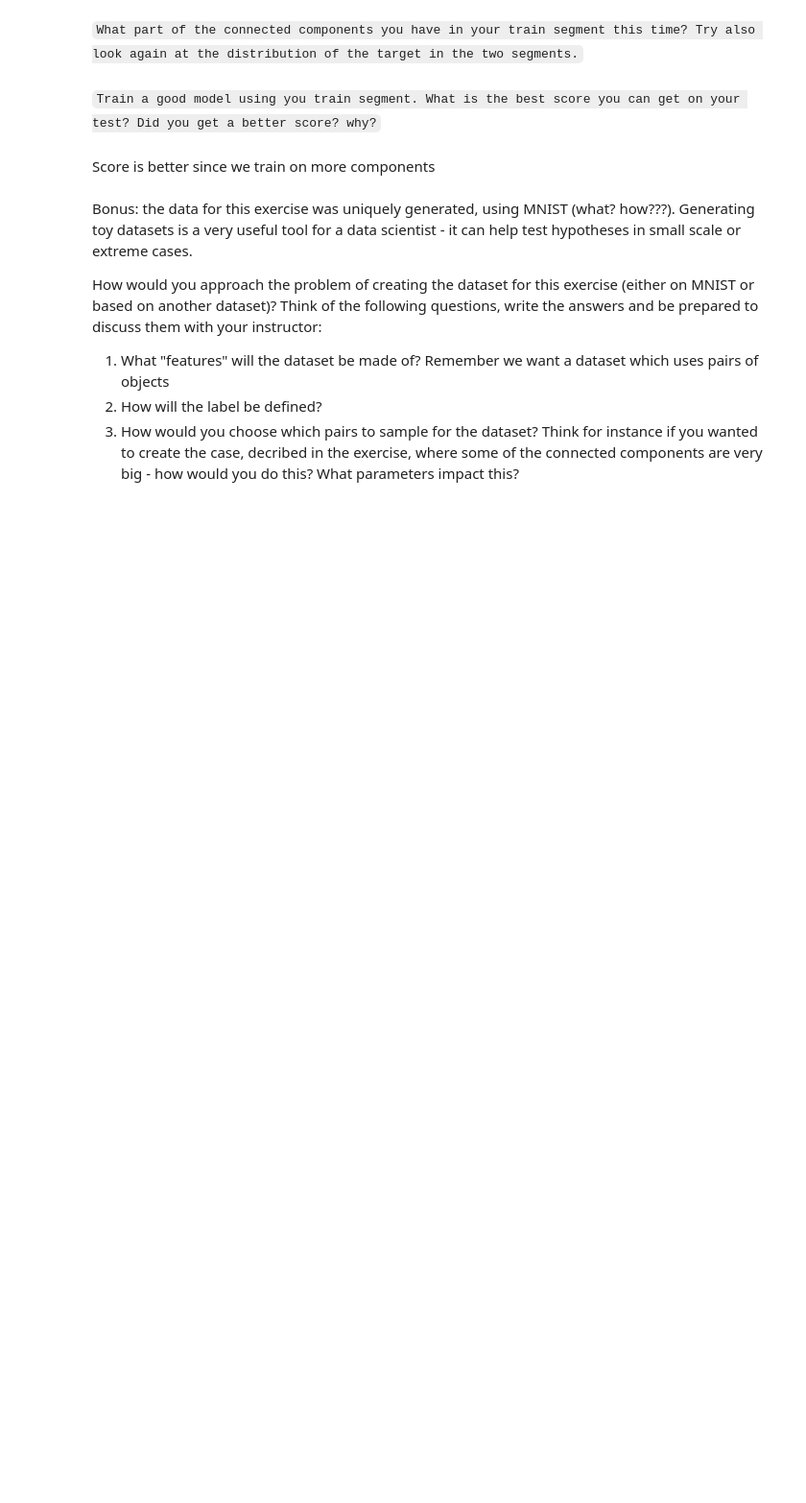
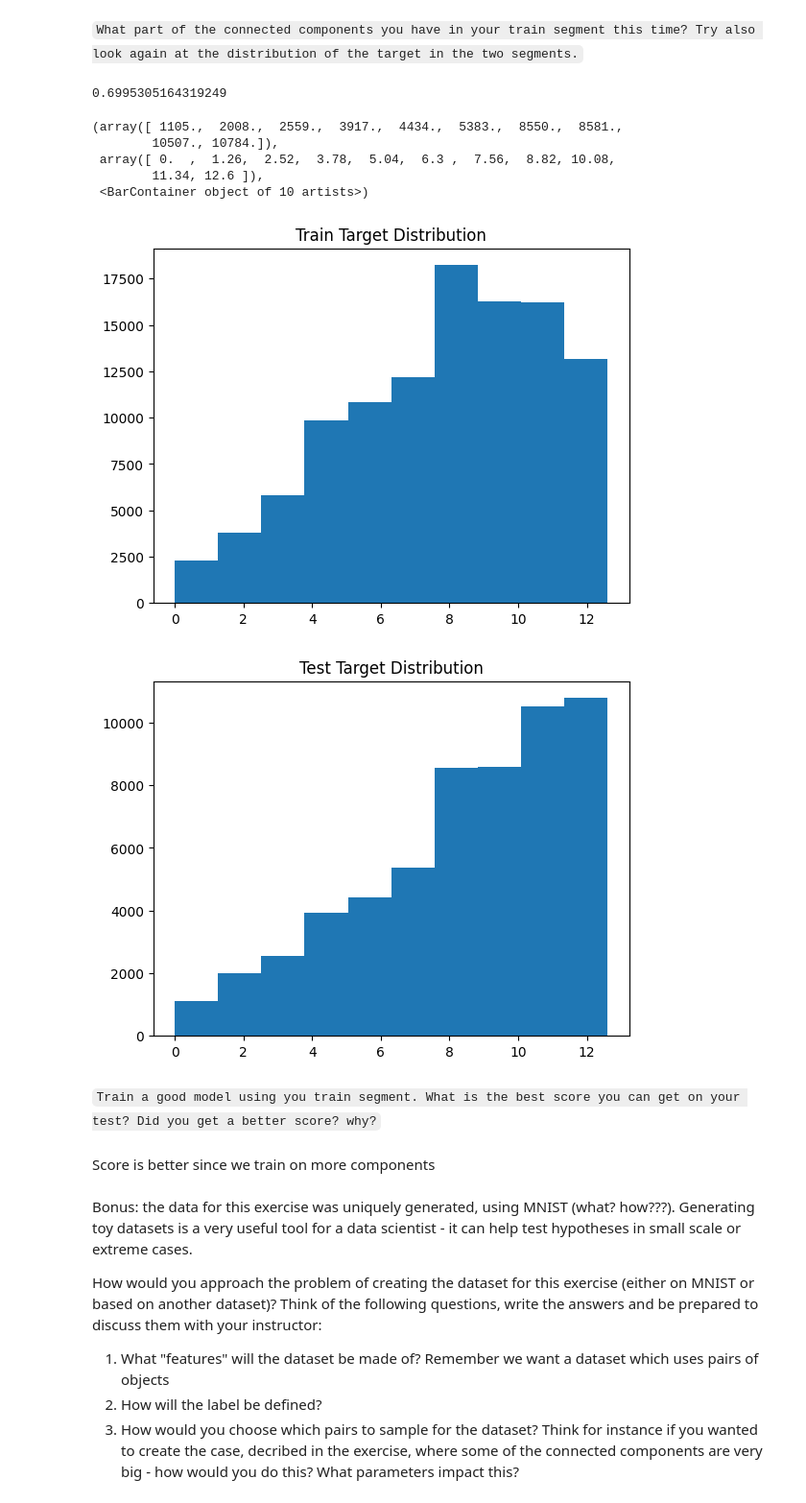
Before and after one commit to roy-boy-1/shampoo, a Jupyter notebook: train_test_split/train-test split exercise.ipynb, the cells around one changed output. Shown at 96% size. Drawn from its saved outputs; the diff is of its cells as text; code cells hidden in the pictures; blank space fills up the shorter version.

````diff
--- a/train_test_split/train-test split exercise.ipynb
+++ b/train_test_split/train-test split exercise.ipynb
@@ -158,12 +219,13 @@ There is large variance in the sizes of the components, we might end up with ver
 # %% [markdown]
 ```Do the train-test split again, only this time make sure you have ~0.7 of the connected components in your train segment, using a different algorithm.```
 # %%
-def build_df_from_ccs(concomps):
-    connected = []
-    for c in concomps:
-        connected.append(df.loc[(df["index_left"].isin(c)) & (df["index_right"].isin(c))])
-    segment = pd.concat(connected)
-    return segment
+def build_df_from_ccs_indices(indices):
+    segment_concomps = [concomp[i] for i in indices]
+    segment_nodes = set().union(*segment_concomps)
+    df_left_nodes = df["index_left"].isin(segment_nodes)
+    df_right_nodes = df["index_right"].isin(segment_nodes)
+    segment_data = df[df_left_nodes | df_right_nodes]
+    return segment_data
 
 
 rand_gen = np.random.default_rng(9)
@@ -172,12 +234,8 @@ rand_gen = np.random.default_rng(9)
 training_indices = rand_gen.choice(np.arange(len(concomp)), size=int(train_part*len(concomp)), replace=False)
 test_indices = np.array([i for i in np.arange(len(concomp)) if i not in training_indices])
 
-
-training_concomp = [concomp[i] for i in training_indices]
-testing_concomp = [concomp[i] for i in test_indices]
-
-train_segment = build_df_from_ccs(training_concomp)
-test_segment = build_df_from_ccs(testing_concomp)
+train_segment = build_df_from_ccs_indices(training_indices)
+test_segment = build_df_from_ccs_indices(test_indices)
 
 x_train, x_test, y_train, y_test = xy_from_train_test(train_segment, test_segment)
 clf = RandomForestRegressor(max_depth=best_depth)
@@ -199,9 +264,20 @@ print(f"{num_comps} components in train_segment, {len(concomp)} in entire datase
 # %%
 print(int(train_part*len(concomp))/len(concomp))
 plt.figure()
+plt.title("Train Target Distribution")
 plt.hist(y_train)
 plt.figure()
+plt.title("Test Target Distribution")
 plt.hist(y_test)
+# %% [output]
+0.6995305164319249
+(array([ 1105.,  2008.,  2559.,  3917.,  4434.,  5383.,  8550.,  8581.,
+        10507., 10784.]),
+ array([ 0.  ,  1.26,  2.52,  3.78,  5.04,  6.3 ,  7.56,  8.82, 10.08,
+        11.34, 12.6 ]),
+ <BarContainer object of 10 artists>)
+[figure, added]
+[figure, added]
 # %% [markdown]
 ```Train a good model using you train segment. What is the best score you can get on your test? Did you get a better score? why?```
 # %% [markdown]
````
Also changed, not shown: parts of 11 cells of this notebook.
